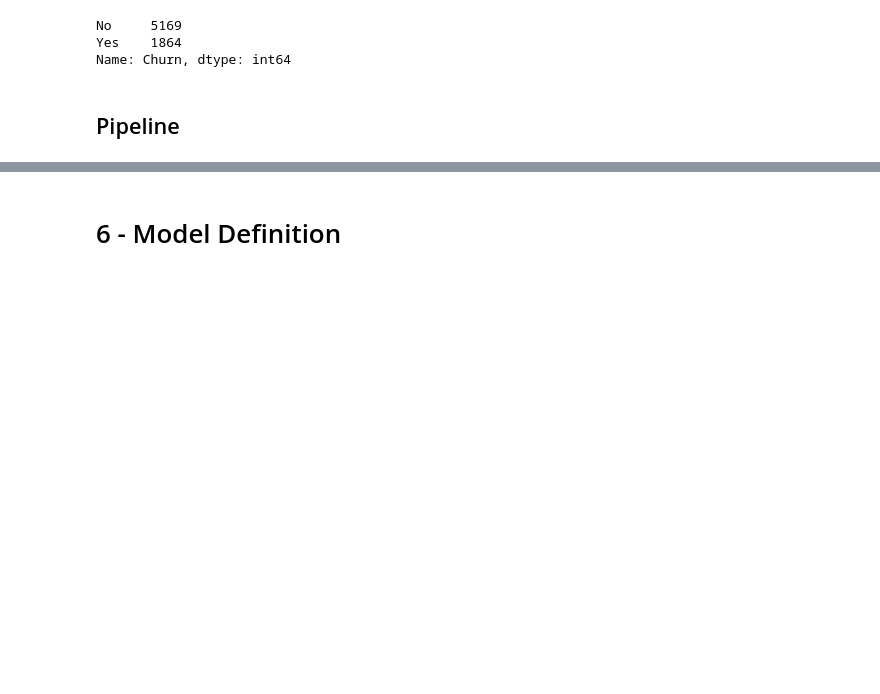
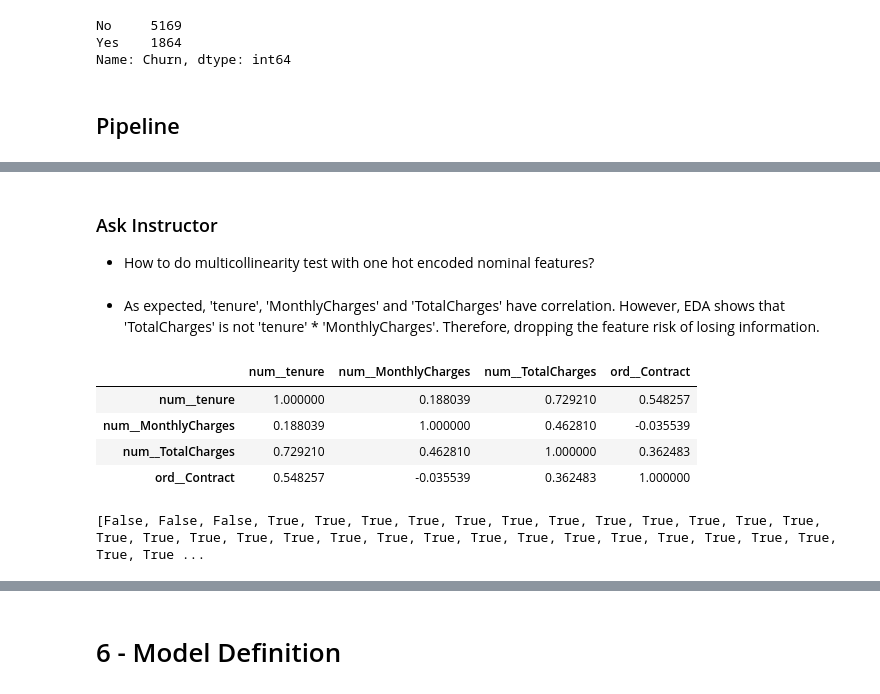
Before and after one commit to jasonrichdarmawan/p2-ml1, a Jupyter notebook: h8dsft_P2M1_jason_rich_darmawan_onggo_putra.ipynb, the cells around one changed output, grey strips where cells are left out. Cells and saved outputs as stored; diff of their text form; code cells hidden in the pictures; blank space fills up the shorter version.

```diff
--- a/h8dsft_P2M1_jason_rich_darmawan_onggo_putra.ipynb
+++ b/h8dsft_P2M1_jason_rich_darmawan_onggo_putra.ipynb
@@ -480,0 +524,34 @@ None
+# %% [markdown]
+### Ask Instructor
+
+- How to do multicollinearity test with one hot encoded nominal features?
+# %% [markdown]
+- As expected, 'tenure', 'MonthlyCharges' and 'TotalCharges' have correlation. However, EDA shows that 'TotalCharges' is not 'tenure' * 'MonthlyCharges'. Therefore, dropping the feature risk of losing information.
+# %%
+# Multicollinearity test
+def isolate():
+    X_train_final = composer.fit_transform(X=X_train)
+    X_train_final_df = pd.DataFrame(
+        data=X_train_final,
+        columns=composer.get_feature_names_out()
+    )
+    cols = np.concatenate([
+        ["num__" + num for num in composer.named_transformers_['num'].get_feature_names_out()],
+        ["ord__" + ord for ord in composer.named_transformers_['ord'].get_feature_names_out()]
+    ])
+    display(X_train_final_df[cols].corr(method="kendall")
+                                      .style
+                                      .background_gradient(cmap="coolwarm"))
+
+isolate()
+# %% [output]
+|  | num__tenure | num__MonthlyCharges | num__TotalCharges | ord__Contract |
+| num__tenure | 1.000000 | 0.188039 | 0.729210 | 0.548257 |
+| num__MonthlyCharges | 0.188039 | 1.000000 | 0.462810 | -0.035539 |
+| num__TotalCharges | 0.729210 | 0.462810 | 1.000000 | 0.362483 |
+| ord__Contract | 0.548257 | -0.035539 | 0.362483 | 1.000000 |
+# %%
+# Get discrete features bool
+print([feature.startswith(("nom", "ord")) for feature in composer.get_feature_names_out()])
+# %% [output]
+[False, False, False, True, True, True, True, True, True, True, True, True, True, True, True, True, True, True, True, True, True, True, True, True, True, True, True, True, True, True, True, True, True ...
```
Also changed, not shown: parts of 7 cells of this notebook, 1 other file.
